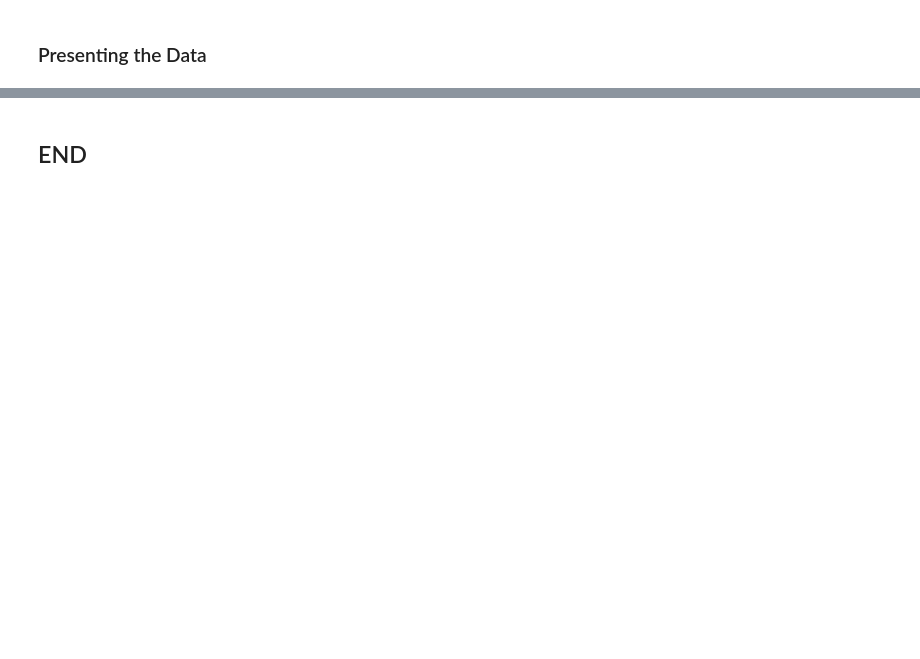
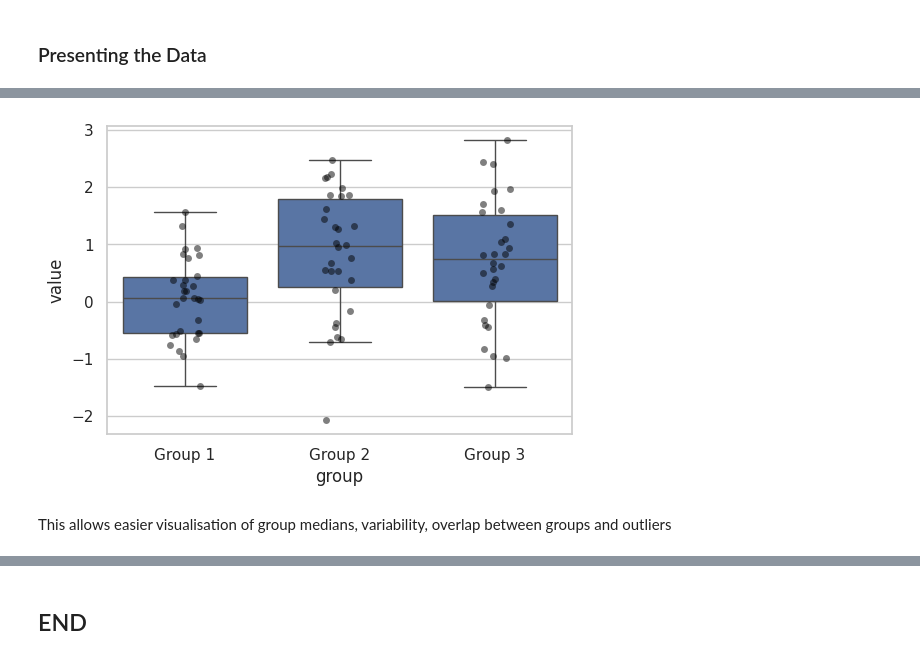
Before and after one commit to GraceMarySmyth/applied-statistics-assessment, a Jupyter notebook: problems.ipynb, the cells around one changed output, grey strips where cells are left out. Cells and saved outputs as stored; diff of their text form; code cells hidden in the pictures; blank space fills up the shorter version.

```diff
--- a/problems.ipynb
+++ b/problems.ipynb
@@ -1712,0 +1790,11 @@ Comparison  Statistic  p-value  Lower CI  Upper CI
+# %%
+# overlay individual data points
+plt.figure(figsize=(6, 4))
+sns.boxplot(data=df, x="group", y="value", showfliers=False)
+sns.stripplot(data=df, x="group", y="value",
+              color="black", alpha=0.5, jitter=True)
+plt.show()
+# %% [output]
+[figure, added]
+# %% [markdown]
+This allows easier visualisation of group medians, variability, overlap between groups and outliers
```
Also changed, not shown: parts of 60 cells of this notebook.
